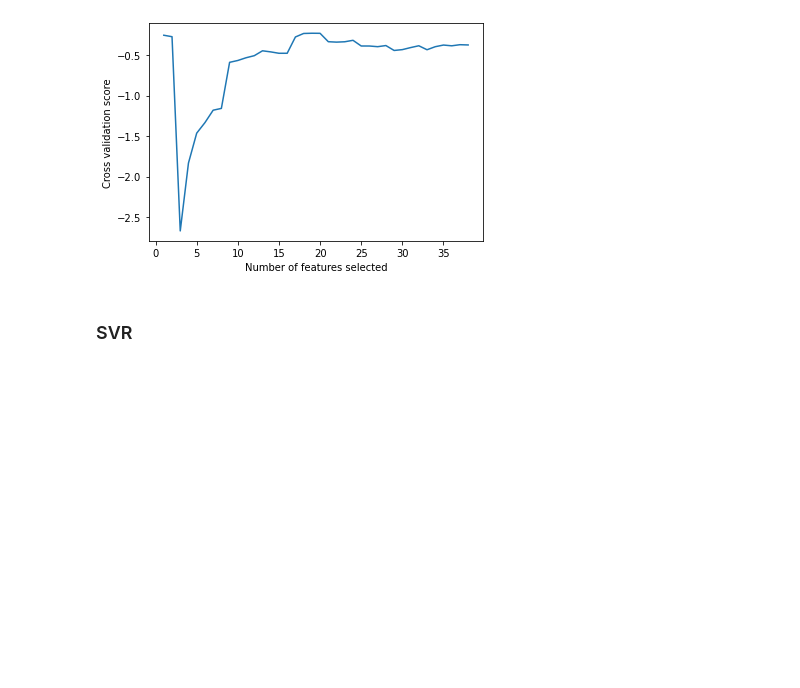
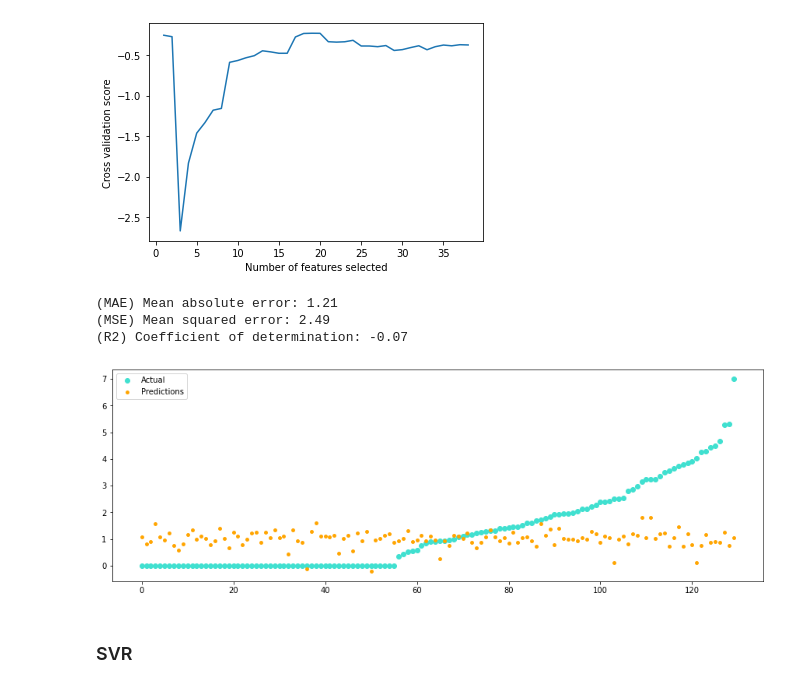
Before and after one commit to leanguardia/msc-project-pipelines, a Jupyter notebook: Wrangling-Fire_Forests.ipynb, the cells around one changed output. Cells and saved outputs as stored; diff of their text form; code cells hidden in the pictures; blank space fills up the shorter version.

```diff
--- a/Wrangling-Fire_Forests.ipynb
+++ b/Wrangling-Fire_Forests.ipynb
@@ -426,6 +426,16 @@ Out of 38 features, best number of features 19
 ['X', 'Y', 'FFMC', 'ISI_log', 'RH', 'wind', 'rain_log', 'FFMC ISI', 'FFMC wind', 'FFMC rain', 'DMC rain', 'DC rain', 'ISI temp', 'ISI wind', 'ISI rain', 'temp wind', 'temp rain', 'RH rain', 'wind rain ...
 max_score -0.22981361476349207
 [figure]
+# %%
+linreg = LinearRegression(fit_intercept=False)
+linreg.fit(X_train[selected_features], y_train)
+y_pred = linreg.predict(X_test[selected_features])
+evaluate(y_test, y_pred)
+# %% [output]
+(MAE) Mean absolute error: 1.21
+(MSE) Mean squared error: 2.49
+(R2) Coefficient of determination: -0.07
+[figure, added]
 # %% [markdown]
 ### SVR
 # %%
```
